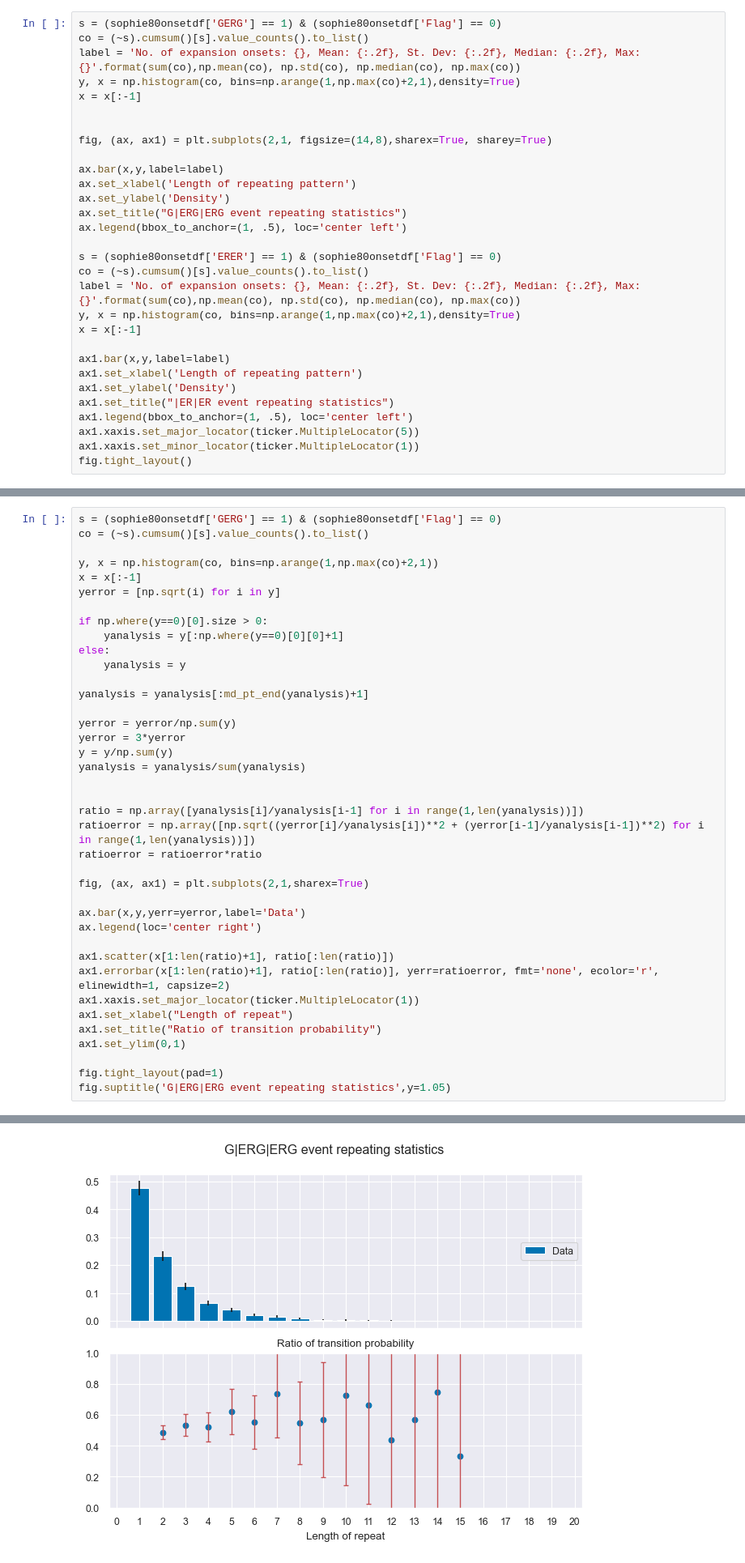
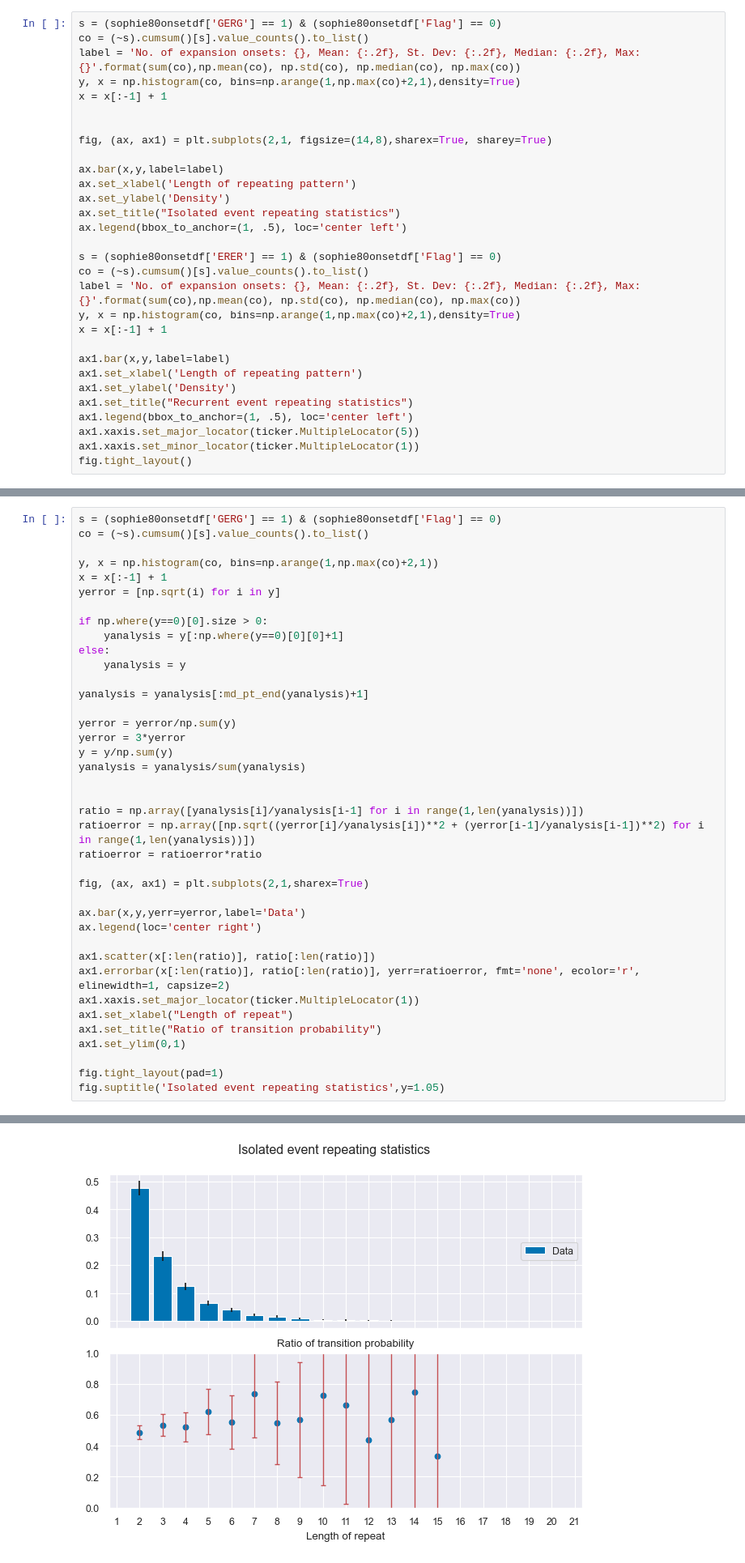
Before and after one commit to christianlao12/DP1_DP2_Project, a Jupyter notebook: substorm_type_statistics.ipynb, the cells around one changed output, grey strips where cells are left out. Shown at 81% size. Drawn from its saved outputs; the diff is of its cells as text.

Commit message:
changes to wording on plots

```diff
--- a/substorm_type_statistics.ipynb
+++ b/substorm_type_statistics.ipynb
@@ -134,7 +70,7 @@ s = (sophie80onsetdf['GERG'] == 1) & (sophie80onsetdf['Flag'] == 0)
 co = (~s).cumsum()[s].value_counts().to_list()
 label = 'No. of expansion onsets: {}, Mean: {:.2f}, St. Dev: {:.2f}, Median: {:.2f}, Max: {}'.format(sum(co),np.mean(co), np.std(co), np.median(co), np.max(co))
 y, x = np.histogram(co, bins=np.arange(1,np.max(co)+2,1),density=True)
-x = x[:-1]
+x = x[:-1] + 1
 
 
 fig, (ax, ax1) = plt.subplots(2,1, figsize=(14,8),sharex=True, sharey=True)
@@ -142,19 +78,19 @@ fig, (ax, ax1) = plt.subplots(2,1, figsize=(14,8),sharex=True, sharey=True)
 ax.bar(x,y,label=label)
 ax.set_xlabel('Length of repeating pattern')
 ax.set_ylabel('Density')
-ax.set_title("G|ERG|ERG event repeating statistics")
+ax.set_title("Isolated event repeating statistics")
 ax.legend(bbox_to_anchor=(1, .5), loc='center left')
 
 s = (sophie80onsetdf['ERER'] == 1) & (sophie80onsetdf['Flag'] == 0)
 co = (~s).cumsum()[s].value_counts().to_list()
 label = 'No. of expansion onsets: {}, Mean: {:.2f}, St. Dev: {:.2f}, Median: {:.2f}, Max: {}'.format(sum(co),np.mean(co), np.std(co), np.median(co), np.max(co))
 y, x = np.histogram(co, bins=np.arange(1,np.max(co)+2,1),density=True)
-x = x[:-1]
+x = x[:-1] + 1
 
 ax1.bar(x,y,label=label)
 ax1.set_xlabel('Length of repeating pattern')
 ax1.set_ylabel('Density')
-ax1.set_title("|ER|ER event repeating statistics")
+ax1.set_title("Recurrent event repeating statistics")
 ax1.legend(bbox_to_anchor=(1, .5), loc='center left')
 ax1.xaxis.set_major_locator(ticker.MultipleLocator(5))
 ax1.xaxis.set_minor_locator(ticker.MultipleLocator(1))
@@ -170,7 +106,7 @@ s = (sophie80onsetdf['GERG'] == 1) & (sophie80onsetdf['Flag'] == 0)
 co = (~s).cumsum()[s].value_counts().to_list()
 
 y, x = np.histogram(co, bins=np.arange(1,np.max(co)+2,1))
-x = x[:-1]
+x = x[:-1] + 1
 yerror = [np.sqrt(i) for i in y]
 
 if np.where(y==0)[0].size > 0:
@@ -195,13 +131,13 @@ fig, (ax, ax1) = plt.subplots(2,1,sharex=True)
 ax.bar(x,y,yerr=yerror,label='Data')
 ax.legend(loc='center right')
 
-ax1.scatter(x[1:len(ratio)+1], ratio[:len(ratio)])
-ax1.errorbar(x[1:len(ratio)+1], ratio[:len(ratio)], yerr=ratioerror, fmt='none', ecolor='r', elinewidth=1, capsize=2)
+ax1.scatter(x[:len(ratio)], ratio[:len(ratio)])
+ax1.errorbar(x[:len(ratio)], ratio[:len(ratio)], yerr=ratioerror, fmt='none', ecolor='r', elinewidth=1, capsize=2)
 ax1.xaxis.set_major_locator(ticker.MultipleLocator(1))
 ax1.set_xlabel("Length of repeat")
 ax1.set_title("Ratio of transition probability")
 ax1.set_ylim(0,1)
 
 fig.tight_layout(pad=1)
-fig.suptitle('G|ERG|ERG event repeating statistics',y=1.05)
+fig.suptitle('Isolated event repeating statistics',y=1.05)
 # %% [output]
@@ -209,4 +145,4 @@ Text(0.5, 1.05, 'G|ERG|ERG event repeating statistics')
-[figure, old version]
+[figure, new version]
 # %%
 s = (sophie80onsetdf['ERER'] == 1) & (sophie80onsetdf['Flag'] == 0)
 co = (~s).cumsum()[s].value_counts().to_list()
```
Also changed, not shown: parts of 12 cells of this notebook.
